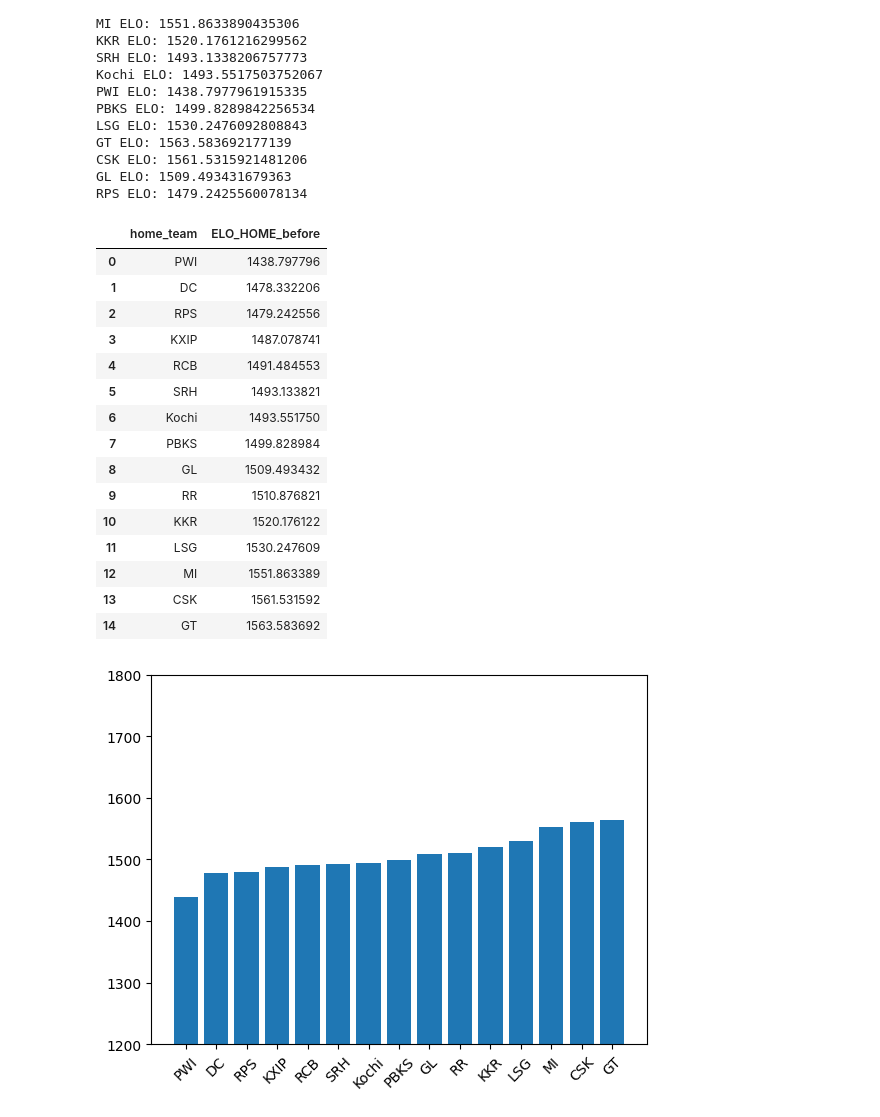
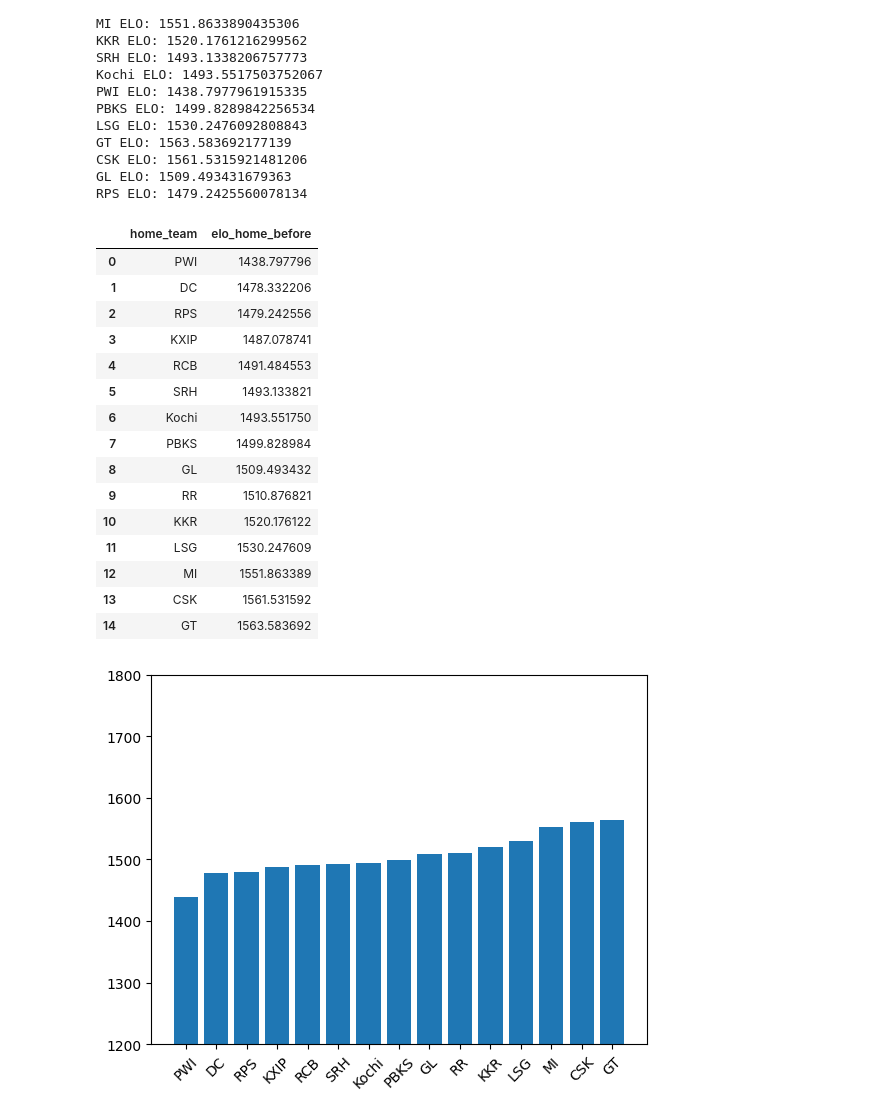
Before and after one commit to nupsea/mlzc-ipl-pred, a Jupyter notebook: ipl_note/analysis.ipynb, the cells around one changed output. Drawn from its saved outputs; the diff is of its cells as text; code cells hidden in the pictures.

```diff
--- a/ipl_note/analysis.ipynb
+++ b/ipl_note/analysis.ipynb
@@ -69,10 +73,10 @@ def gen_ELO(df):
         current_ratings[teamB] = R_B_new
 
         # Optionally add to the row’s data
-        row['ELO_HOME_before'] = R_A
-        row['ELO_AWAY_before'] = R_B
-        row['ELO_HOME_after'] = R_A_new
-        row['ELO_AWAY_after'] = R_B_new
+        row['elo_home_before'] = R_A
+        row['elo_away_before'] = R_B
+        row['elo_home_after'] = R_A_new
+        row['elo_away_after'] = R_B_new
         updated_rows.append(row)
 
     # Create a new DataFrame with updated rating info
@@ -170,5 +176,5 @@ proc_df[proc_df.away_team == 'RCB']
 # %%
-cols_to_remove = ['result', '1st_inning_score', '2nd_inning_score', 'home_score', 'away_score', 'home_runs', 'away_runs', 'home_wickets',
+cols_to_remove = ['result', '1st_inning_score', '2nd_inning_score', 'home_score', 'away_score', 'home_runs', 'away_runs', 'home_wickets', 'away_wickets',
                   'pom', 'points', 'highlights']
 # %%
 proc_df.drop(columns=cols_to_remove, axis=1, inplace=True)
@@ -204,7 +210,7 @@ Index(['season', 'short_name', 'home_team', 'away_team', 'toss_won',
       dtype='object')
 # %%
 # data leakage candidates
-ter_cols_to_remove = ['winner', 'super_over', 'home_overs', 'away_overs', 'home_boundaries', 'away_boundaries', 'ELO_HOME_after', 'ELO_AWAY_after', 'run_rate', 'bowl_econ']
+ter_cols_to_remove = ['winner', 'super_over', 'home_overs', 'away_overs', 'home_boundaries', 'away_boundaries', 'elo_home_after', 'elo_away_after', 'run_rate', 'bowl_econ']
 proc_df.drop(columns=ter_cols_to_remove, axis=1, inplace=True)
 # %%
 # other NLP fields (to be removed unless advanced analytics needed)
@@ -302,10 +308,10 @@ CSK ELO: 1561.5315921481206
 GL ELO: 1509.493431679363
 RPS ELO: 1479.2425560078134
 # %%
-mean_elos = proc_df.groupby('home_team')['ELO_HOME_before'].mean().sort_values().reset_index()
+mean_elos = proc_df.groupby('home_team')['elo_home_before'].mean().sort_values().reset_index()
 mean_elos
 # %% [output]
-|  | home_team | ELO_HOME_before |
+|  | home_team | elo_home_before |
 | 0 | PWI | 1438.797796 |
 | 1 | DC | 1478.332206 |
 | 2 | RPS | 1479.242556 |
```
Also changed, not shown: parts of 38 cells of this notebook, 2 other files.
